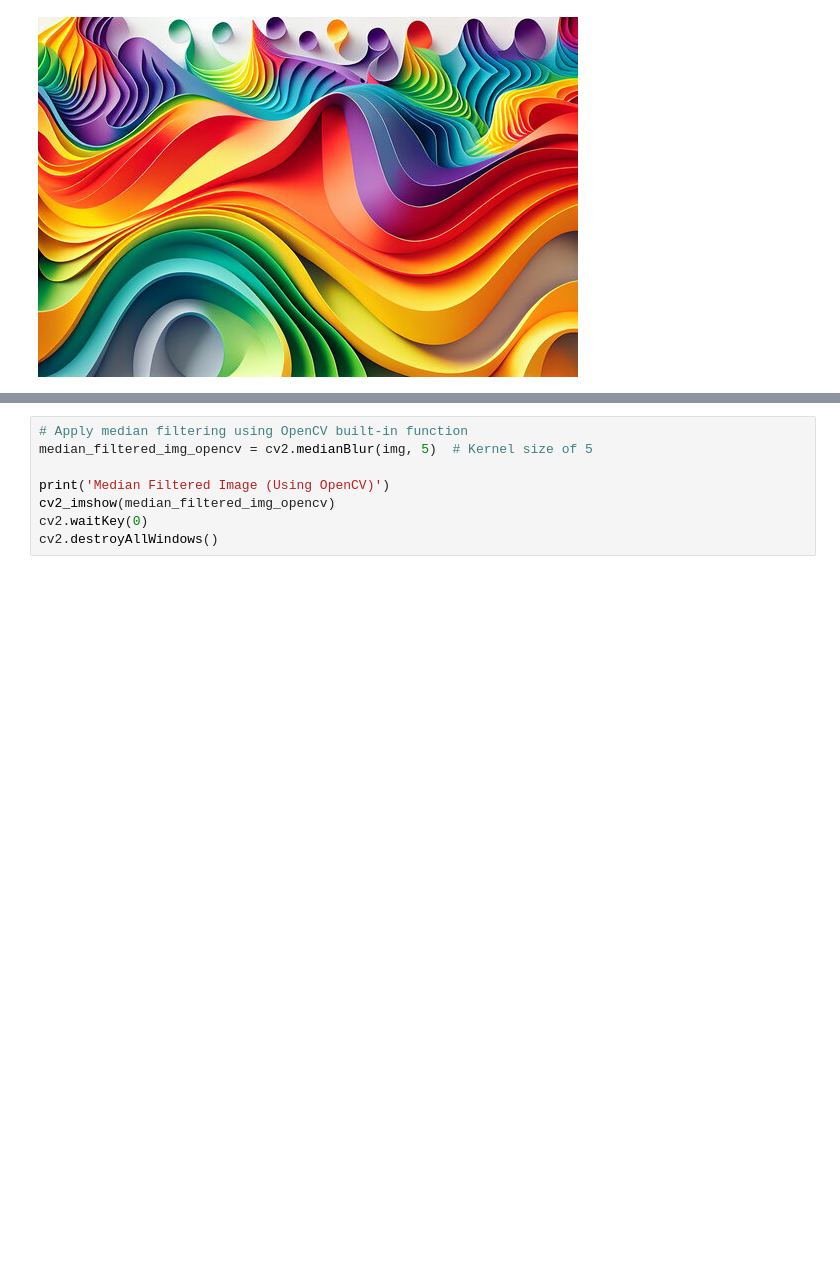
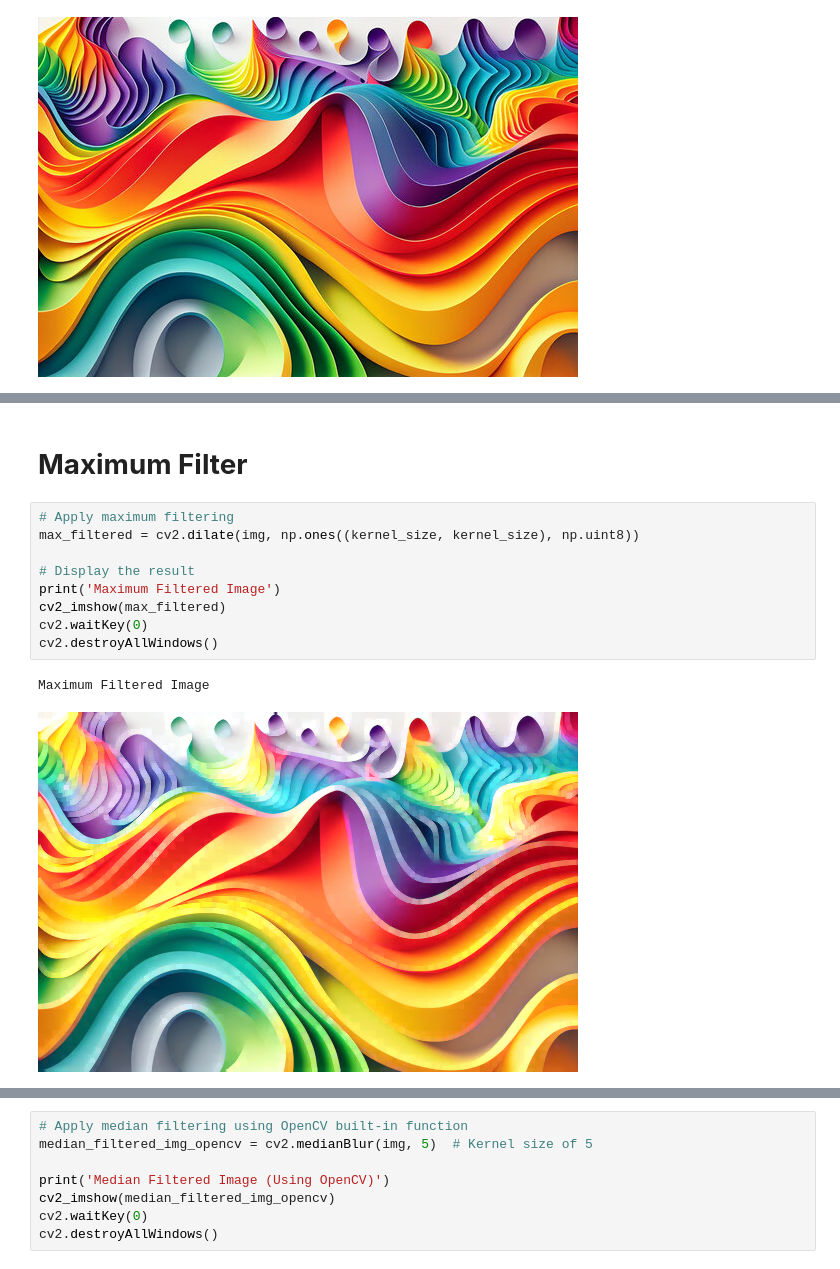
Before and after one commit to Tdas-christ/CV, a Jupyter notebook: 2348569_Non_Linear_Spatial_Filtering.ipynb, the cells around one changed output, grey strips where cells are left out. Drawn from its saved outputs; the diff is of its cells as text; blank space fills up the shorter version.

```diff
--- a/2348569_Non_Linear_Spatial_Filtering.ipynb
+++ b/2348569_Non_Linear_Spatial_Filtering.ipynb
@@ -14,0 +32,14 @@ cv2_imshow(img)
+# %% [markdown]
+# **Maximum Filter**
+# %%
+# Apply maximum filtering
+max_filtered = cv2.dilate(img, np.ones((kernel_size, kernel_size), np.uint8))
+
+# Display the result
+print('Maximum Filtered Image')
+cv2_imshow(max_filtered)
+cv2.waitKey(0)
+cv2.destroyAllWindows()
+# %% [output]
+Maximum Filtered Image
+[figure, added]
```
Also changed, not shown: parts of 7 cells of this notebook.
